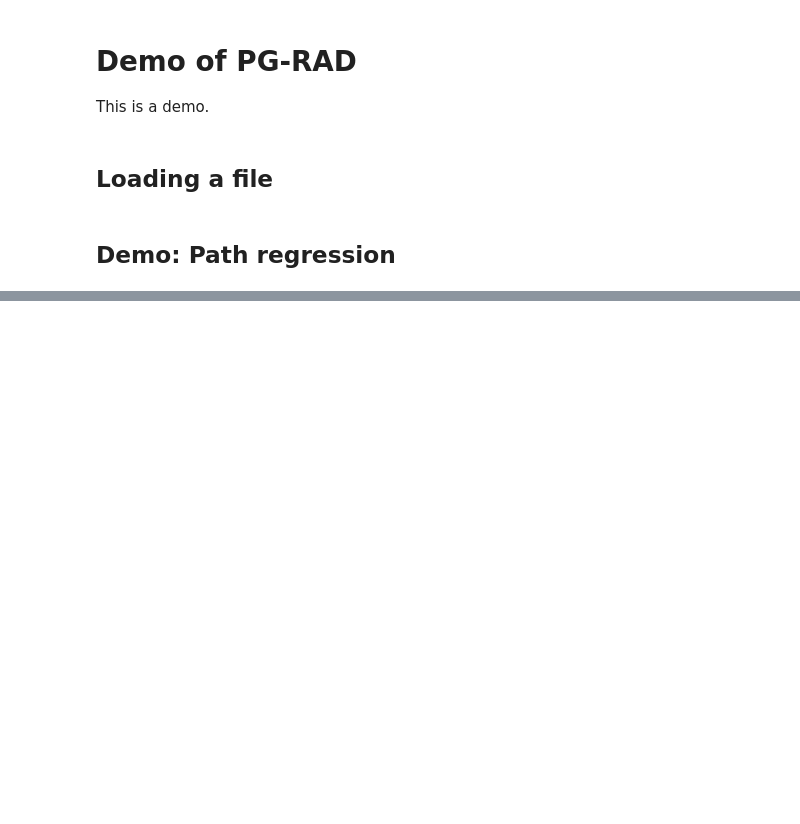
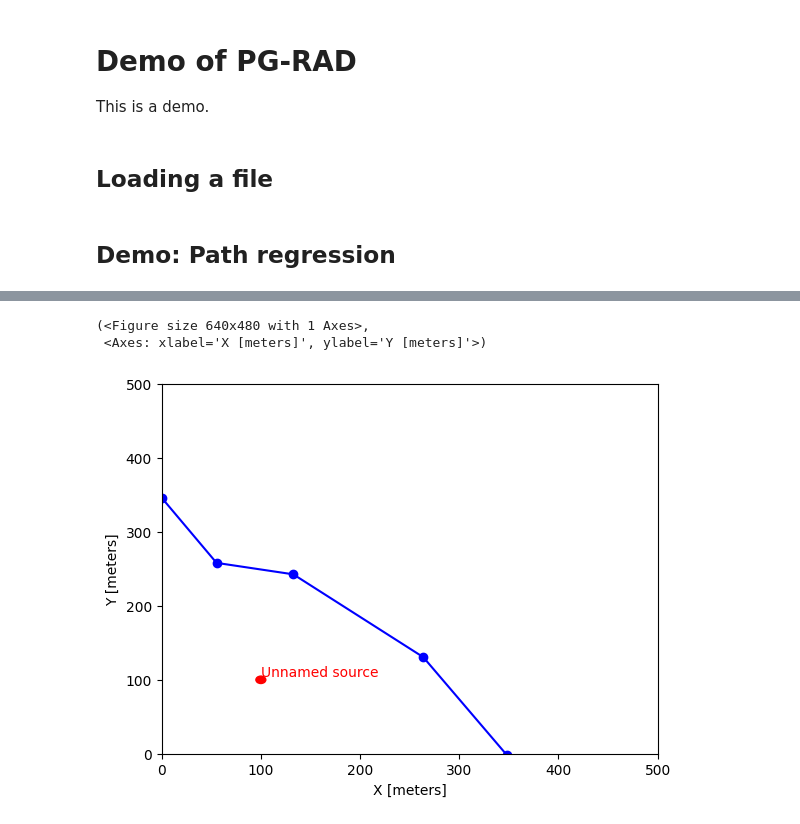
Before and after one commit to pim-n/pg-rad, a Jupyter notebook: demo/demo.ipynb, the cells around one changed output, grey strips where cells are left out. Drawn from its saved outputs; the diff is of its cells as text; code cells hidden in the pictures; blank space fills up the shorter version.

```diff
--- a/demo/demo.ipynb
+++ b/demo/demo.ipynb
@@ -30,0 +58,7 @@ plt.show()
+# %%
+landscape.set_path(p2)
+landscape.plot()
+# %% [output]
+(<Figure size 640x480 with 1 Axes>,
+ <Axes: xlabel='X [meters]', ylabel='Y [meters]'>)
+[figure, added]
```
Also changed, not shown: parts of 7 cells of this notebook, 3 other files.
